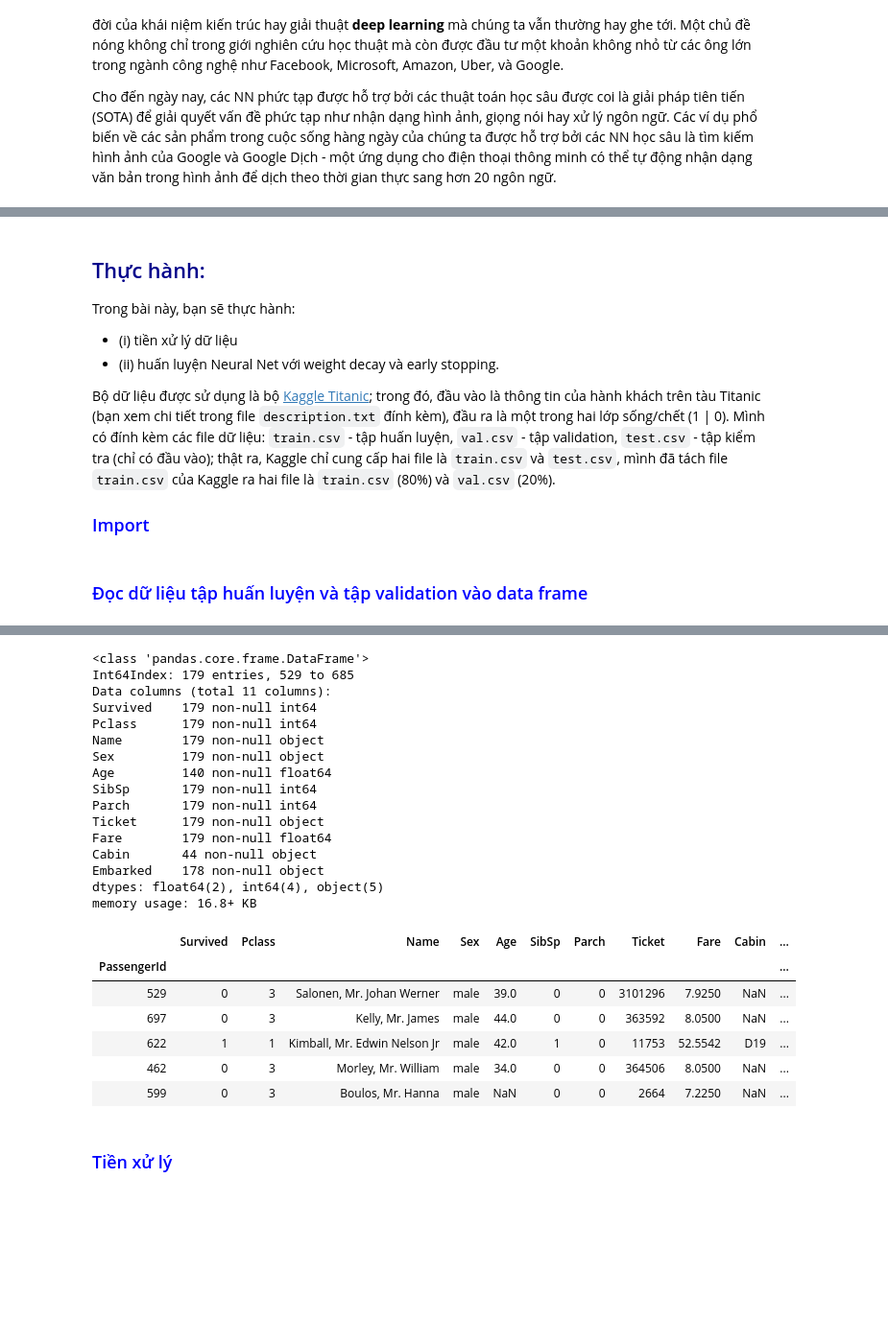
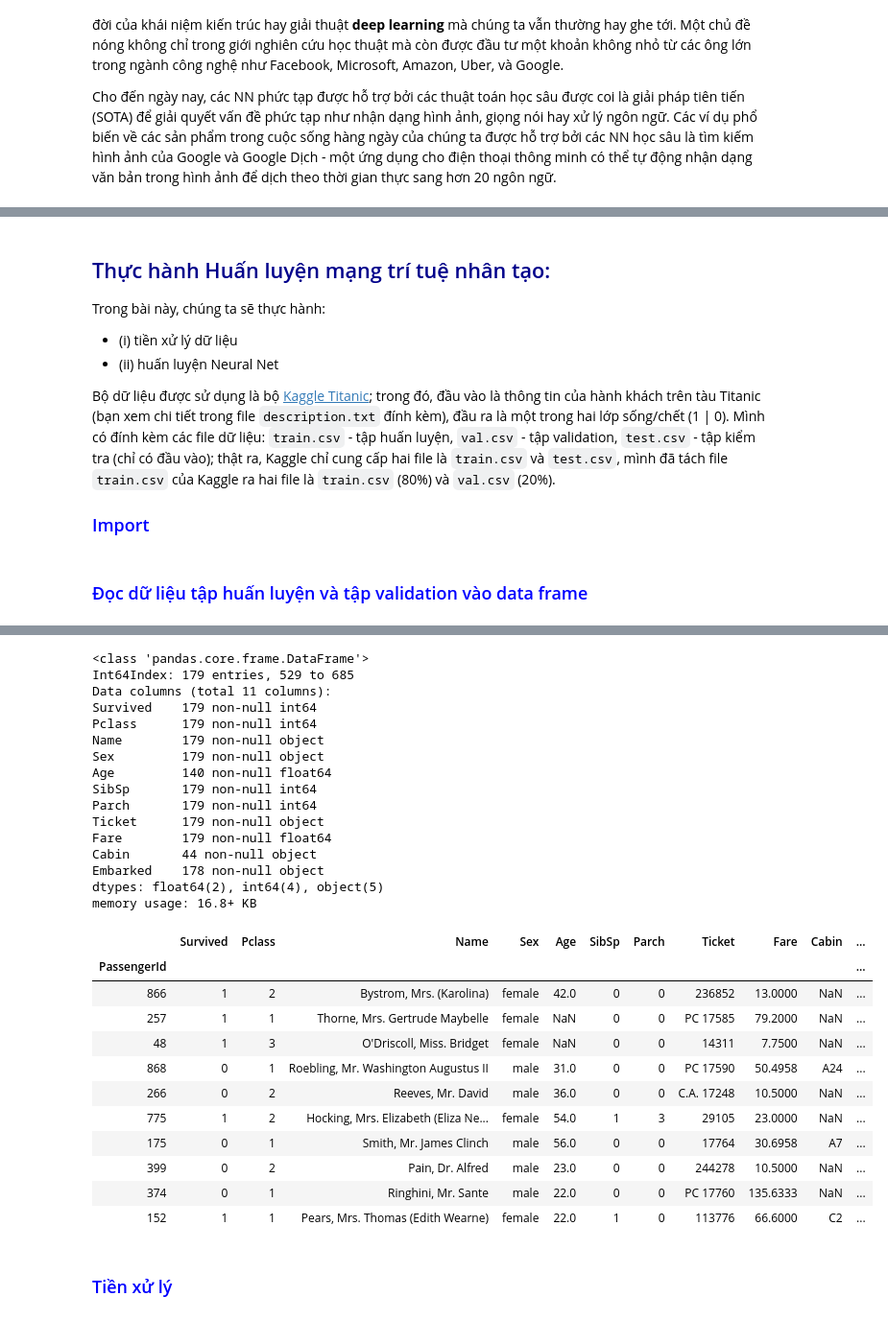
Before and after one commit to suongnhoang/machine_learning_basic, a Jupyter notebook: ANNs/ANN.ipynb, the cells around one changed output, grey strips where cells are left out. Shown: that part at 96% size. Drawn from its saved outputs; the diff is of its cells as text; code cells hidden in the pictures; blank space fills up the shorter version.

```diff
--- a/ANNs/ANN.ipynb
+++ b/ANNs/ANN.ipynb
@@ -22,8 +280,8 @@ Cho đến ngày nay, các NN phức tạp được hỗ trợ bởi các thuậ
 # %% [markdown]
-## <font color='darkblue'>Thực hành:
-Trong bài này, bạn sẽ thực hành:
+## <font color='darkblue'>Thực hành Huấn luyện mạng trí tuệ nhân tạo:
+Trong bài này, chúng ta sẽ thực hành:
 - (i) tiền xử lý dữ liệu
-- (ii) huấn luyện Neural Net với weight decay và early stopping.
+- (ii) huấn luyện Neural Net
 
 Bộ dữ liệu được sử dụng là bộ [Kaggle Titanic](https://www.kaggle.com/c/titanic); trong đó, đầu vào là thông tin của hành khách trên tàu Titanic (bạn xem chi tiết trong file `description.txt` đính kèm), đầu ra là một trong hai lớp sống/chết (1 | 0). Mình có đính kèm các file dữ liệu: `train.csv` - tập huấn luyện, `val.csv` - tập validation, `test.csv` - tập kiểm tra (chỉ có đầu vào); thật ra, Kaggle chỉ cung cấp hai file là `train.csv` và `test.csv`, mình đã tách file `train.csv` của Kaggle ra hai file là `train.csv` (80%) và `val.csv` (20%).
 
@@ -75,31 +330,36 @@ memory usage: 66.8+ KB
 # %%
 val_df = pd.read_csv('val.csv', index_col=0)
 val_df.info()
-val_df.head()
+val_df.sample(10)
 # %% [output]
 <class 'pandas.core.frame.DataFrame'>
 Int64Index: 179 entries, 529 to 685
 Data columns (total 11 columns):
 Survived    179 non-null int64
 Pclass      179 non-null int64
 Name        179 non-null object
 Sex         179 non-null object
 Age         140 non-null float64
 SibSp       179 non-null int64
 Parch       179 non-null int64
 Ticket      179 non-null object
 Fare        179 non-null float64
 Cabin       44 non-null object
 Embarked    178 non-null object
 dtypes: float64(2), int64(4), object(5)
 memory usage: 16.8+ KB
 |  | Survived | Pclass | Name | Sex | Age | SibSp | Parch | Ticket | Fare | Cabin | ... |
 | PassengerId |  |  |  |  |  |  |  |  |  |  | ... |
-| 529 | 0 | 3 | Salonen, Mr. Johan Werner | male | 39.0 | 0 | 0 | 3101296 | 7.9250 | NaN | ... |
-| 697 | 0 | 3 | Kelly, Mr. James | male | 44.0 | 0 | 0 | 363592 | 8.0500 | NaN | ... |
-| 622 | 1 | 1 | Kimball, Mr. Edwin Nelson Jr | male | 42.0 | 1 | 0 | 11753 | 52.5542 | D19 | ... |
-| 462 | 0 | 3 | Morley, Mr. William | male | 34.0 | 0 | 0 | 364506 | 8.0500 | NaN | ... |
-| 599 | 0 | 3 | Boulos, Mr. Hanna | male | NaN | 0 | 0 | 2664 | 7.2250 | NaN | ... |
+| 866 | 1 | 2 | Bystrom, Mrs. (Karolina) | female | 42.0 | 0 | 0 | 236852 | 13.0000 | NaN | ... |
+| 257 | 1 | 1 | Thorne, Mrs. Gertrude Maybelle | female | NaN | 0 | 0 | PC 17585 | 79.2000 | NaN | ... |
+| 48 | 1 | 3 | O'Driscoll, Miss. Bridget | female | NaN | 0 | 0 | 14311 | 7.7500 | NaN | ... |
+| 868 | 0 | 1 | Roebling, Mr. Washington Augustus II | male | 31.0 | 0 | 0 | PC 17590 | 50.4958 | A24 | ... |
+| 266 | 0 | 2 | Reeves, Mr. David | male | 36.0 | 0 | 0 | C.A. 17248 | 10.5000 | NaN | ... |
+| 775 | 1 | 2 | Hocking, Mrs. Elizabeth (Eliza Ne... | female | 54.0 | 1 | 3 | 29105 | 23.0000 | NaN | ... |
+| 175 | 0 | 1 | Smith, Mr. James Clinch | male | 56.0 | 0 | 0 | 17764 | 30.6958 | A7 | ... |
+| 399 | 0 | 2 | Pain, Dr. Alfred | male | 23.0 | 0 | 0 | 244278 | 10.5000 | NaN | ... |
+| 374 | 0 | 1 | Ringhini, Mr. Sante | male | 22.0 | 0 | 0 | PC 17760 | 135.6333 | NaN | ... |
+| 152 | 1 | 1 | Pears, Mrs. Thomas (Edith Wearne) | female | 22.0 | 1 | 0 | 113776 | 66.6000 | C2 | ... |
 # %% [markdown]
 ### <font color='blue'>Tiền xử lý
 # %% [markdown]
```
Also changed, not shown: parts of 48 cells of this notebook, 33 other files.
